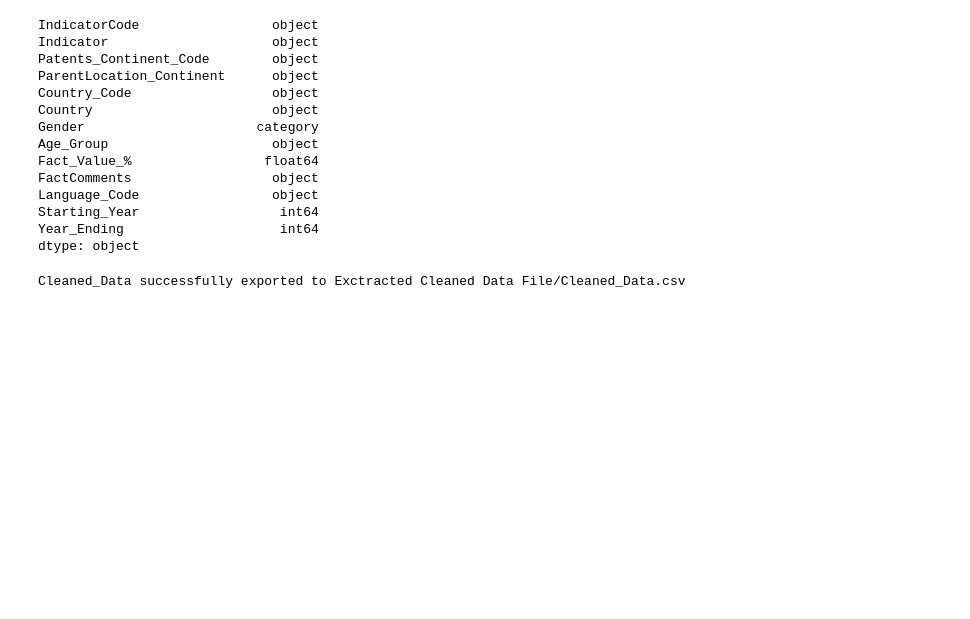
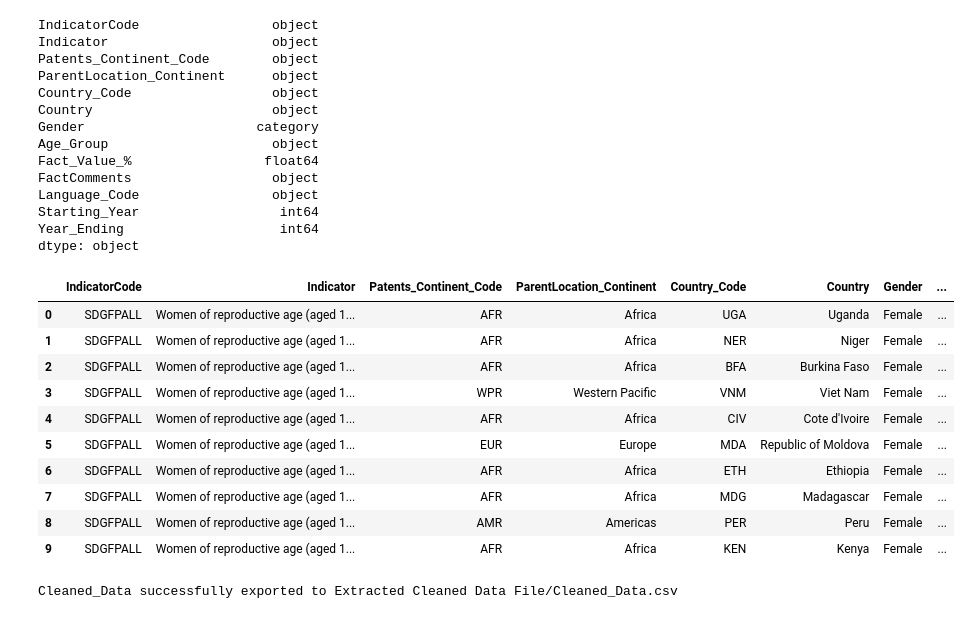
Before and after one commit to laurar9889/Project_3_Team_1, a Jupyter notebook: Modern Family Planning_Clean data file_Roshni.ipynb, the cells around one changed output. Cells and saved outputs as stored; diff of their text form; code cells hidden in the pictures; blank space fills up the shorter version.

Commit message:
Code updated for data cleaning and Cleaned Data file is extracted under folder

```diff
--- a/Modern Family Planning_Clean data file_Roshni.ipynb
+++ b/Modern Family Planning_Clean data file_Roshni.ipynb
@@ -368,9 +364,24 @@ Language_Code                 object
 Starting_Year                  int64
 Year_Ending                    int64
 dtype: object
+# %%
+#Cleaned DataFrame
+Cleaned_Data.head(10)
+# %% [output]
+|  | IndicatorCode | Indicator | Patents_Continent_Code | ParentLocation_Continent | Country_Code | Country | Gender | ... |
+| 0 | SDGFPALL | Women of reproductive age (aged 1... | AFR | Africa | UGA | Uganda | Female | ... |
+| 1 | SDGFPALL | Women of reproductive age (aged 1... | AFR | Africa | NER | Niger | Female | ... |
+| 2 | SDGFPALL | Women of reproductive age (aged 1... | AFR | Africa | BFA | Burkina Faso | Female | ... |
+| 3 | SDGFPALL | Women of reproductive age (aged 1... | WPR | Western Pacific | VNM | Viet Nam | Female | ... |
+| 4 | SDGFPALL | Women of reproductive age (aged 1... | AFR | Africa | CIV | Cote d'Ivoire | Female | ... |
+| 5 | SDGFPALL | Women of reproductive age (aged 1... | EUR | Europe | MDA | Republic of Moldova | Female | ... |
+| 6 | SDGFPALL | Women of reproductive age (aged 1... | AFR | Africa | ETH | Ethiopia | Female | ... |
+| 7 | SDGFPALL | Women of reproductive age (aged 1... | AFR | Africa | MDG | Madagascar | Female | ... |
+| 8 | SDGFPALL | Women of reproductive age (aged 1... | AMR | Americas | PER | Peru | Female | ... |
+| 9 | SDGFPALL | Women of reproductive age (aged 1... | AFR | Africa | KEN | Kenya | Female | ... |
 # %%
 # Set the path to the resources folder to exctract CSV of Cleaned Data
-resources_path = "Exctracted Cleaned Data File"
+resources_path = "Extracted Cleaned Data File"
 filename = "Cleaned_Data.csv"
 
 # Save the Cleaned_Data DataFrame to a CSV file in the resources folder
@@ -378,4 +389,4 @@ Cleaned_Data.to_csv(f"{resources_path}/{filename}", index=False)
 
 print(f"Cleaned_Data successfully exported to {resources_path}/{filename}")
 # %% [output]
-Cleaned_Data successfully exported to Exctracted Cleaned Data File/Cleaned_Data.csv
+Cleaned_Data successfully exported to Extracted Cleaned Data File/Cleaned_Data.csv
```
Also changed, not shown: parts of 2 cells of this notebook.
